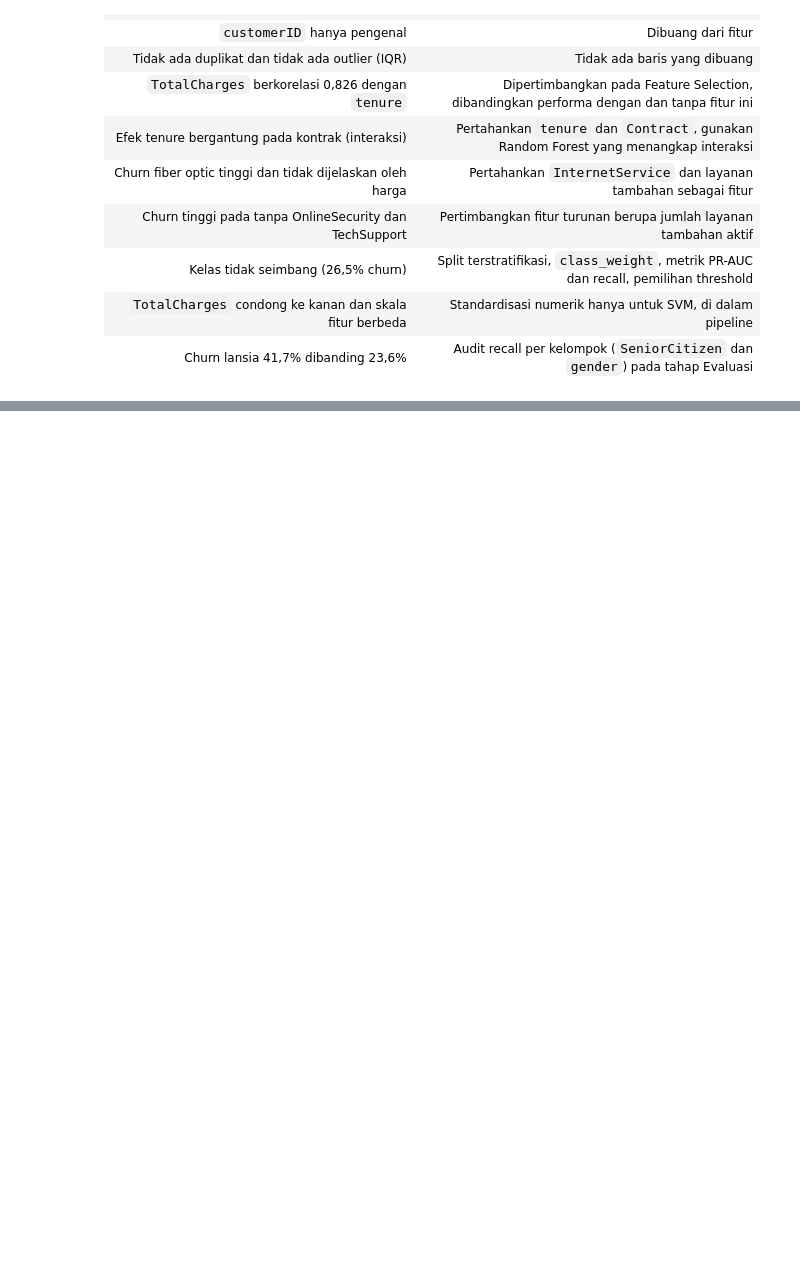
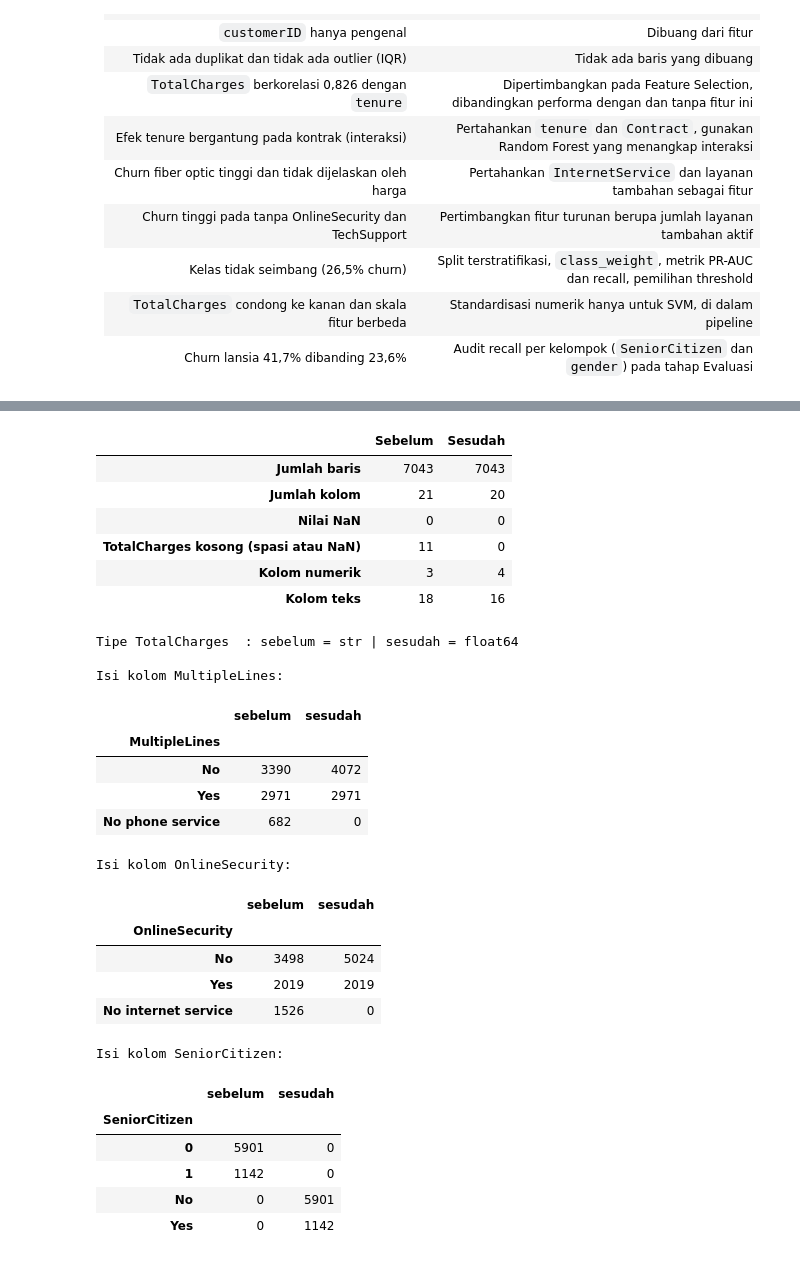
Before and after one commit to Cecarrr/21_IF-B_Pemuja-Kerang-Ajaib, a Jupyter notebook: notebooks/Insight-EDA.ipynb, the cells around one changed output, grey strips where cells are left out. Saved outputs shown, nothing was run; the diff lists cells and outputs as text; code cells hidden in the pictures; blank space fills up the shorter version.

```diff
--- a/notebooks/Insight-EDA.ipynb
+++ b/notebooks/Insight-EDA.ipynb
@@ -221,9 +226,3 @@ tenure_group: ['0-12', '13-24', '25-48', '49-72']
-# %%
-# Isi kolom kategorikal (tanpa ID dan TotalCharges yang terbaca sebagai teks)
-kolom_kategorikal = [c for c in df.columns
-                     if df[c].dtype == 'object' and c not in ['customerID', 'TotalCharges']]
-for c in kolom_kategorikal:
-    print(f'{c}: {sorted(df[c].unique())}')
 # %% [markdown]
 ## 2.6 Data Dictionary
 
@@ -640,0 +652,5 @@ Porsi seluruh churner yang ada di segmen : 42.2% (789 dari 1,869)
+# %%
+# Konfigurasi bersama untuk seluruh bagian 4 dan tahap Modelling
+RANDOM_STATE = 42   # agar pembagian data dan model dapat direproduksi
+TEST_SIZE = 0.20    # 80% data latih, 20% data uji
+TARGET = 'Churn'    # kolom target (1 = churn)
@@ -640,0 +711,54 @@ Porsi seluruh churner yang ada di segmen : 42.2% (789 dari 1,869)
+# %%
+def ringkas(d, nama, total_kosong):
+    n_num = sum(pd.api.types.is_numeric_dtype(d[c]) for c in d.columns)
+    return pd.Series({
+        'Jumlah baris': d.shape[0],
+        'Jumlah kolom': d.shape[1],
+        'Nilai NaN': int(d.isna().sum().sum()),
+        'TotalCharges kosong (spasi atau NaN)': total_kosong,
+        'Kolom numerik': int(n_num),
+        'Kolom teks': int(d.shape[1] - n_num),
+    }, name=nama)
+
+sebelum = ringkas(df_raw, 'Sebelum', int((df_raw['TotalCharges'].str.strip() == '').sum()))
+sesudah = ringkas(df_clean, 'Sesudah', int(df_clean['TotalCharges'].isna().sum()))
+display(pd.concat([sebelum, sesudah], axis=1))
+print('Tipe TotalCharges  : sebelum =', df_raw['TotalCharges'].dtype, '| sesudah =', df_clean['TotalCharges'].dtype)
+
+def banding(kolom):
+    s1 = df_raw[kolom].value_counts().rename('sebelum')
+    s2 = df_clean[kolom].value_counts().rename('sesudah')
+    return pd.concat([s1, s2], axis=1).fillna(0).astype(int)
+
+for k in ['MultipleLines', 'OnlineSecurity', 'SeniorCitizen']:
+    print(f'\nIsi kolom {k}:')
+    display(banding(k))
+# %% [output]
+|  | Sebelum | Sesudah |
+| Jumlah baris | 7043 | 7043 |
+| Jumlah kolom | 21 | 20 |
+| Nilai NaN | 0 | 0 |
+| TotalCharges kosong (spasi atau NaN) | 11 | 0 |
+| Kolom numerik | 3 | 4 |
+| Kolom teks | 18 | 16 |
+Tipe TotalCharges  : sebelum = str | sesudah = float64
+
+Isi kolom MultipleLines:
+|  | sebelum | sesudah |
+| MultipleLines |  |  |
+| No | 3390 | 4072 |
+| Yes | 2971 | 2971 |
+| No phone service | 682 | 0 |
+Isi kolom OnlineSecurity:
+|  | sebelum | sesudah |
+| OnlineSecurity |  |  |
+| No | 3498 | 5024 |
+| Yes | 2019 | 2019 |
+| No internet service | 1526 | 0 |
+Isi kolom SeniorCitizen:
+|  | sebelum | sesudah |
+| SeniorCitizen |  |  |
+| 0 | 5901 | 0 |
+| 1 | 1142 | 0 |
+| No | 0 | 5901 |
+| Yes | 0 | 1142 |
```
Also changed, not shown: parts of 21 cells of this notebook, 2 other files.
